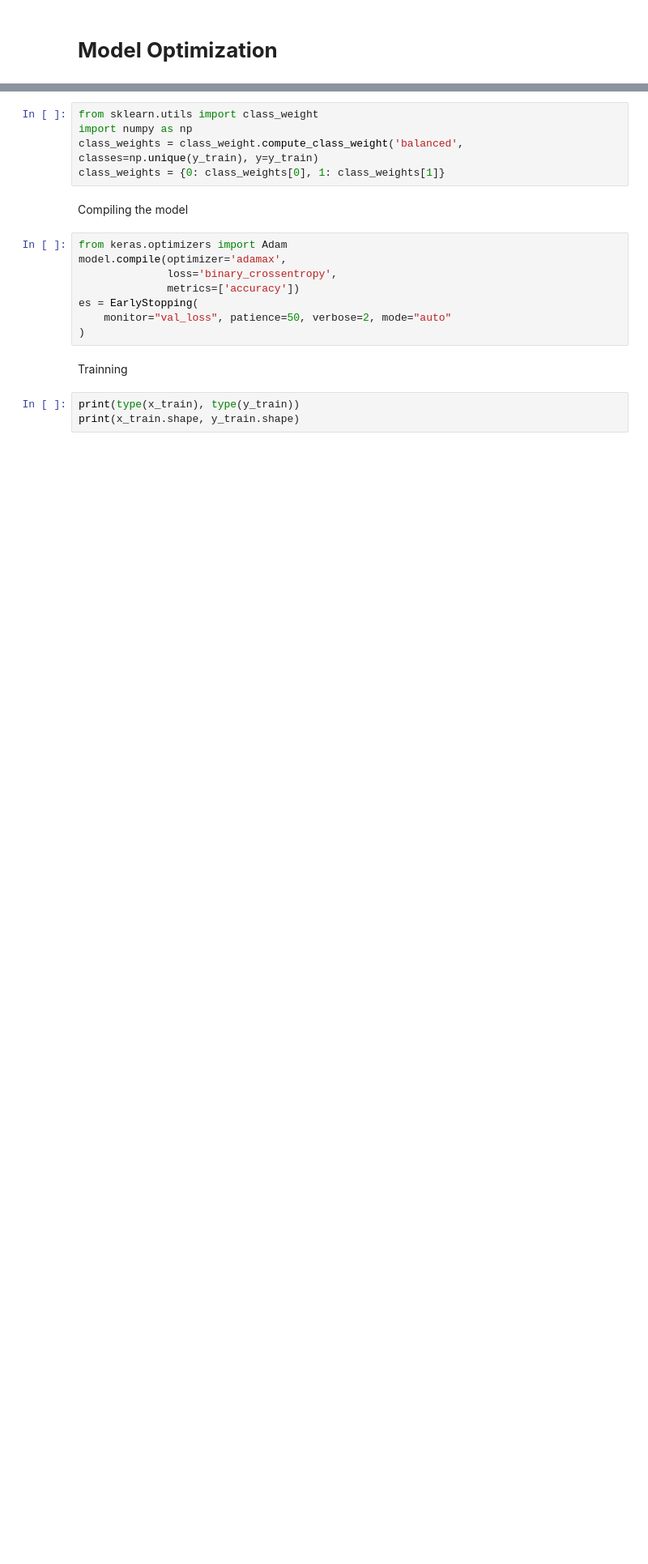
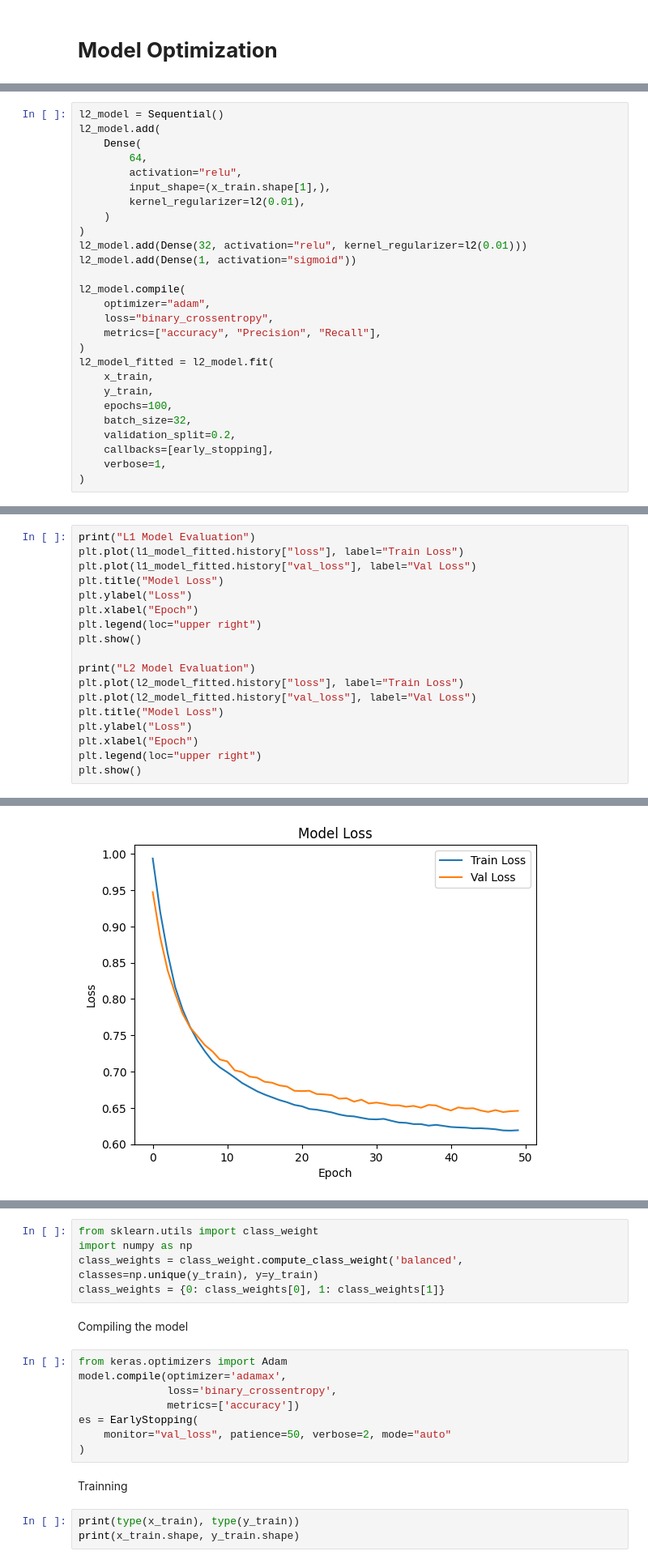
Before and after one commit to AristideI/alu-water-potability-model-group9, a Jupyter notebook: Water_Potability.ipynb, the cells around one changed output, grey strips where cells are left out. Shown at 81% size. Saved outputs shown, nothing was run; the diff lists cells and outputs as text; blank space fills up the shorter version.

```diff
--- a/Water_Potability.ipynb
+++ b/Water_Potability.ipynb
@@ -343,0 +438,27 @@ dtype: int64
+# %%
+l2_model = Sequential()
+l2_model.add(
+    Dense(
+        64,
+        activation="relu",
+        input_shape=(x_train.shape[1],),
+        kernel_regularizer=l2(0.01),
+    )
+)
+l2_model.add(Dense(32, activation="relu", kernel_regularizer=l2(0.01)))
+l2_model.add(Dense(1, activation="sigmoid"))
+
+l2_model.compile(
+    optimizer="adam",
+    loss="binary_crossentropy",
+    metrics=["accuracy", "Precision", "Recall"],
+)
+l2_model_fitted = l2_model.fit(
+    x_train,
+    y_train,
+    epochs=100,
+    batch_size=32,
+    validation_split=0.2,
+    callbacks=[early_stopping],
+    verbose=1,
+)
@@ -343,0 +486,19 @@ dtype: int64
+# %%
+print("L1 Model Evaluation")
+plt.plot(l1_model_fitted.history["loss"], label="Train Loss")
+plt.plot(l1_model_fitted.history["val_loss"], label="Val Loss")
+plt.title("Model Loss")
+plt.ylabel("Loss")
+plt.xlabel("Epoch")
+plt.legend(loc="upper right")
+plt.show()
+
+print("L2 Model Evaluation")
+plt.plot(l2_model_fitted.history["loss"], label="Train Loss")
+plt.plot(l2_model_fitted.history["val_loss"], label="Val Loss")
+plt.title("Model Loss")
+plt.ylabel("Loss")
+plt.xlabel("Epoch")
+plt.legend(loc="upper right")
+plt.show()
+# %% [output]
@@ -343,0 +506 @@ dtype: int64
+[figure, added]
```
Also changed, not shown: parts of 31 cells of this notebook, 5 other files.
